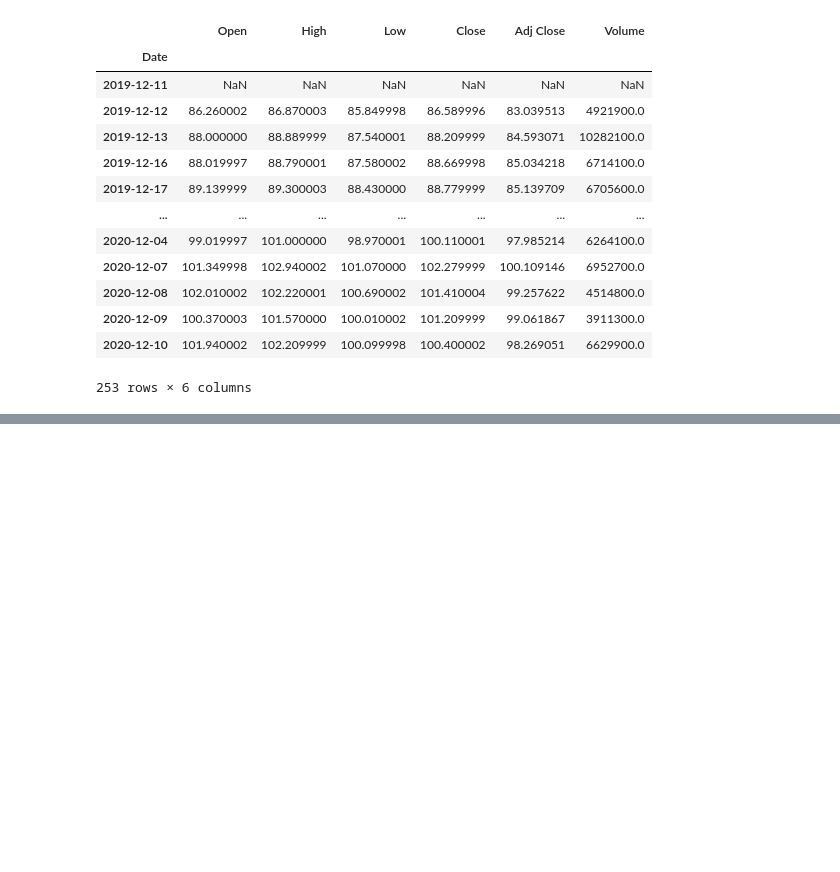
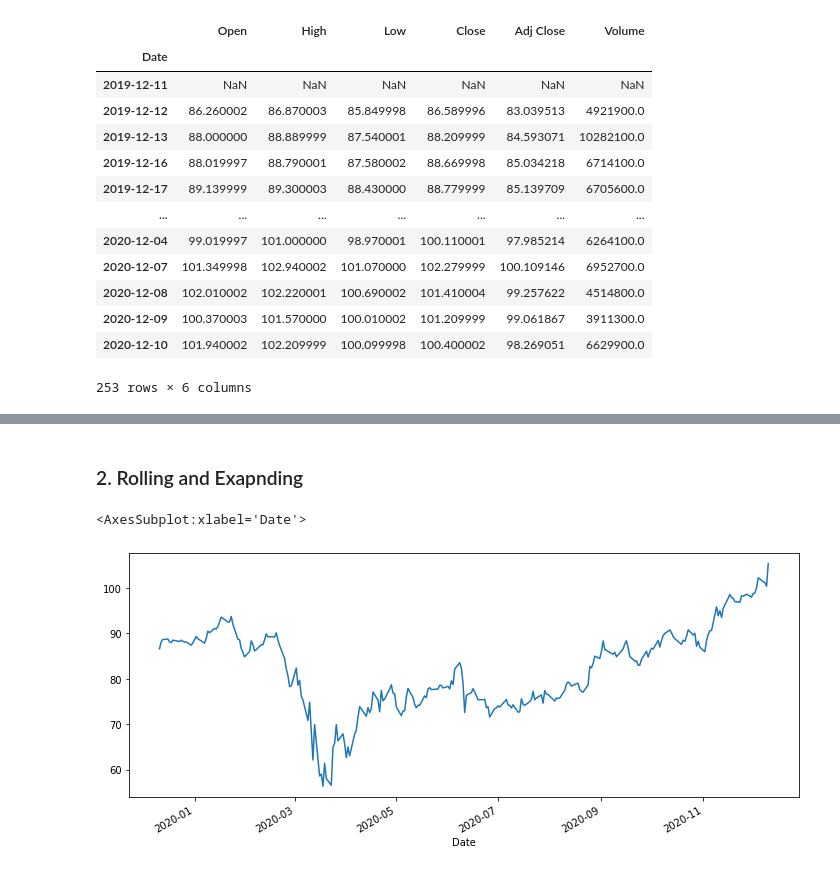
Before and after one commit to tankasalamanisha/TimeSeries, a Jupyter notebook: Basics/TimeSeries with Pandas.ipynb, the cells around one changed output, grey strips where cells are left out. Saved outputs shown, nothing was run; the diff lists cells and outputs as text; code cells hidden in the pictures; blank space fills up the shorter version.

Commit message:
Rolling and Expanding understood

```diff
--- a/Basics/TimeSeries with Pandas.ipynb
+++ b/Basics/TimeSeries with Pandas.ipynb
@@ -42,0 +85,8 @@ df.shift(1)
+# %% [markdown]
+### 2. Rolling and Exapnding
+# %%
+# Visualizing:
+df['Close'].plot(figsize=(12,5))
+# %% [output]
+<AxesSubplot:xlabel='Date'>
+[figure, added]
```
Also changed, not shown: parts of 13 cells of this notebook.
